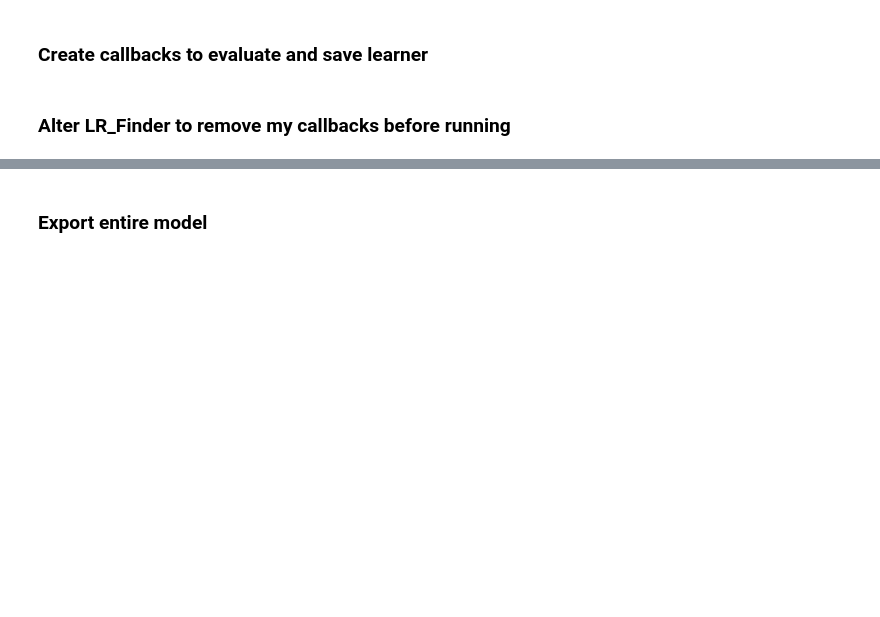
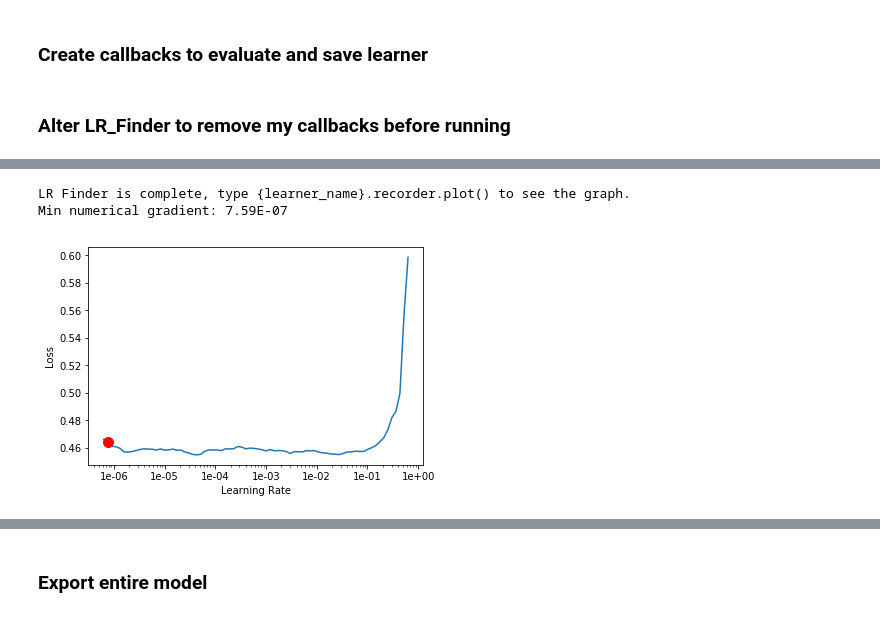
Before and after one commit to simongrest/chexpert-entries, a Jupyter notebook: replicating_chexpert.ipynb, the cells around one changed output, grey strips where cells are left out. Cells and saved outputs as stored; diff of their text form; code cells hidden in the pictures; blank space fills up the shorter version.

```diff
--- a/replicating_chexpert.ipynb
+++ b/replicating_chexpert.ipynb
@@ -228,0 +250,4 @@ Min numerical gradient: 6.31E-07
+# %%
+learn = get_chexpert_learner(learn=learn, img_size=128, size=1)
+lr_find_no_cbs(learn)
+# %% [output]
@@ -228,0 +255,3 @@ Min numerical gradient: 6.31E-07
+LR Finder is complete, type {learner_name}.recorder.plot() to see the graph.
+Min numerical gradient: 7.59E-07
+[figure, added]
```
Also changed, not shown: parts of 32 cells of this notebook.
